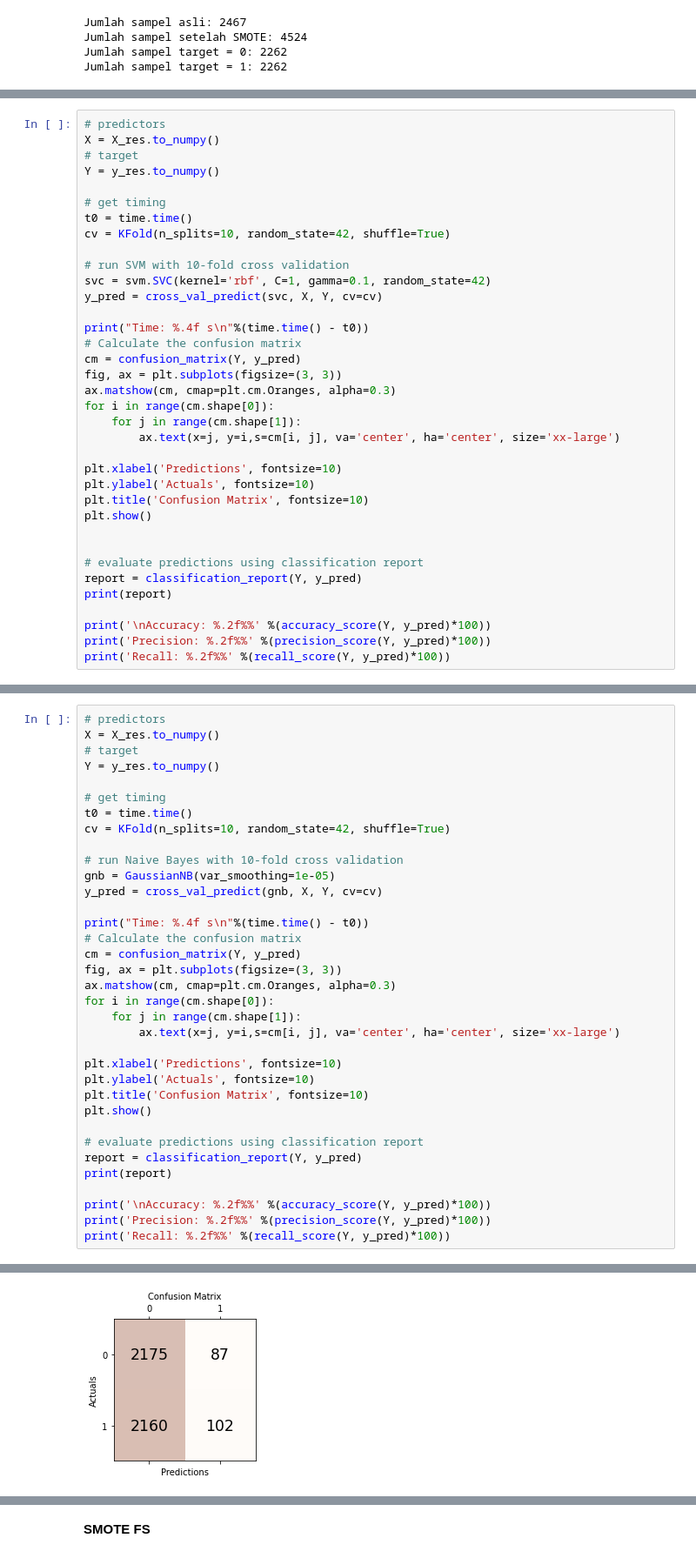
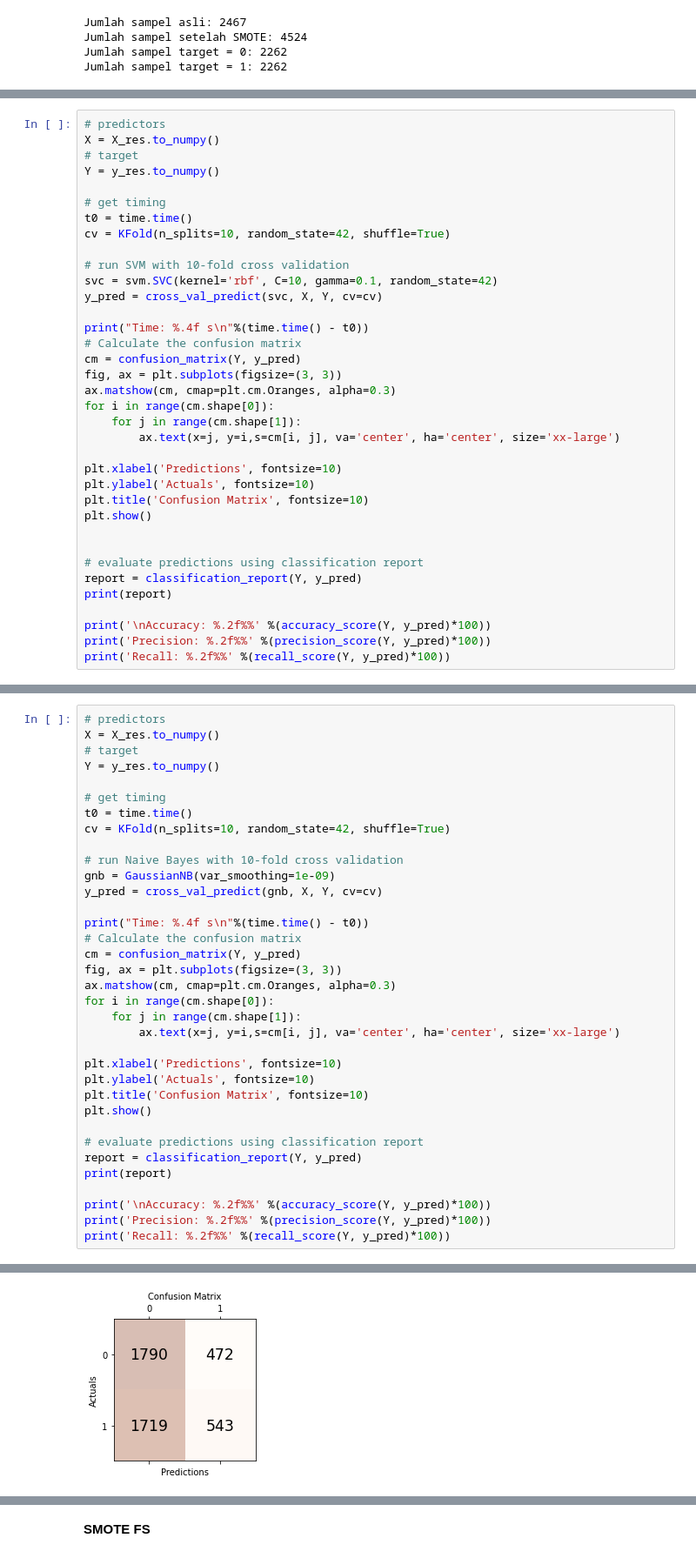
Before and after one commit to hadni17/skripsi, a Jupyter notebook: MODEL_w_SU_(270323).ipynb, the cells around one changed output, grey strips where cells are left out. Shown at 87% size. Cells and saved outputs as stored; diff of their text form.

```diff
--- a/MODEL_w_SU_(270323).ipynb
+++ b/MODEL_w_SU_(270323).ipynb
@@ -802,7 +832,7 @@ t0 = time.time()
 cv = KFold(n_splits=10, random_state=42, shuffle=True)
 
 # run SVM with 10-fold cross validation
-svc = svm.SVC(kernel='rbf', C=1, gamma=0.1, random_state=42)
+svc = svm.SVC(kernel='rbf', C=10, gamma=0.1, random_state=42)
 y_pred = cross_val_predict(svc, X, Y, cv=cv)
 
 print("Time: %.4f s\n"%(time.time() - t0))
@@ -854,7 +911,7 @@ t0 = time.time()
 cv = KFold(n_splits=10, random_state=42, shuffle=True)
 
 # run Naive Bayes with 10-fold cross validation
-gnb = GaussianNB(var_smoothing=1e-05)
+gnb = GaussianNB(var_smoothing=1e-09)
 y_pred = cross_val_predict(gnb, X, Y, cv=cv)
 
 print("Time: %.4f s\n"%(time.time() - t0))
@@ -883,3 +940,3 @@ Time: 0.0585 s
-[figure, old version]
+[figure, new version]
               precision    recall  f1-score   support
 
```
Also changed, not shown: parts of 21 cells of this notebook.
